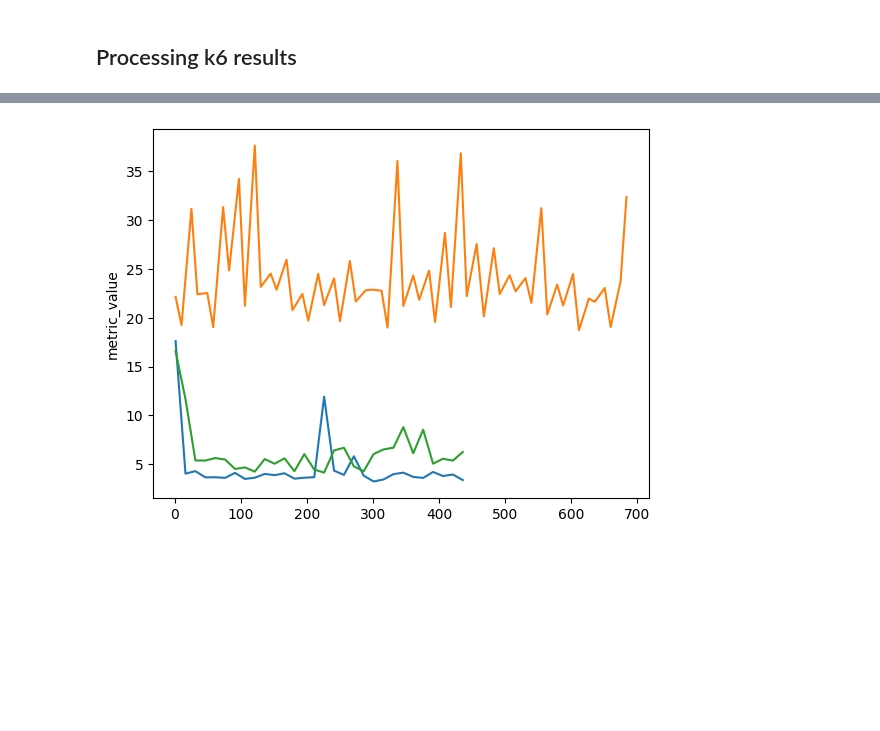
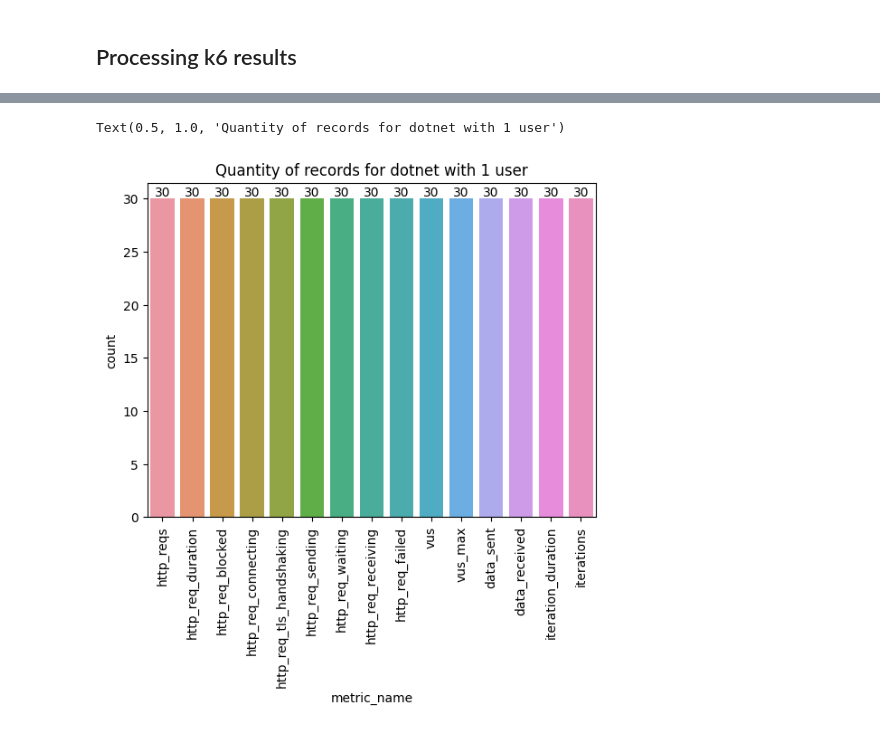
Before and after one commit to lukomski/framework_benchmark, a Jupyter notebook: notebooks/k6-processing.ipynb, the cells around one changed output, grey strips where cells are left out. Saved outputs shown, nothing was run; the diff lists cells and outputs as text; code cells hidden in the pictures; blank space fills up the shorter version.

```diff
--- a/notebooks/k6-processing.ipynb
+++ b/notebooks/k6-processing.ipynb
@@ -42,9 +38,12 @@ for key in data:
-# %%
-for key in data:
-    fw = data[key]
-    df = fw['df']
-    df_1 = df.loc[(df['metric_name'] == 'http_req_duration')]
-    duration = df_1['metric_value']
-    sns.lineplot(data=duration)
-# %% [output]
-[figure, removed]
+# %%
+index = 0
+fw = data["apps"][list(data["apps"].keys())[index]]
+df = fw['df']
+
+chart = sns.countplot(data=df, x='metric_name')
+chart.set_xticklabels(chart.get_xticklabels(), rotation=90)
+chart.bar_label(chart.containers[0])
+chart.set_title(f'Quantity of records for {fw["name"]} with {data["vus"]} {"users" if data["vus"] > 1 else "user"}')
+# %% [output]
+Text(0.5, 1.0, 'Quantity of records for dotnet with 1 user')
+[figure, added]
```
Also changed, not shown: parts of 7 cells of this notebook, 10 other files.
